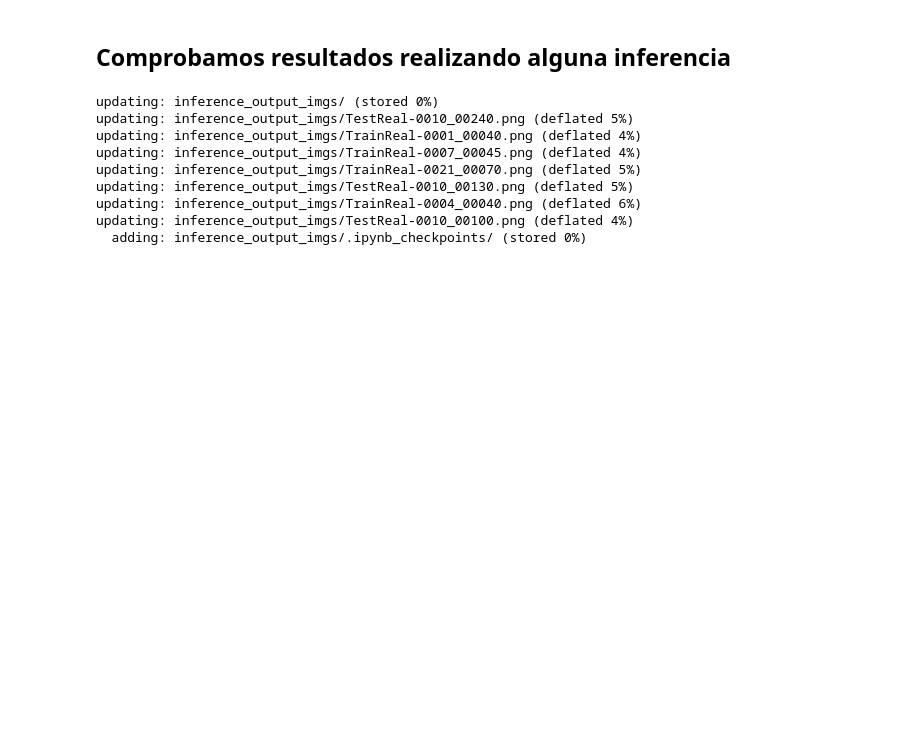
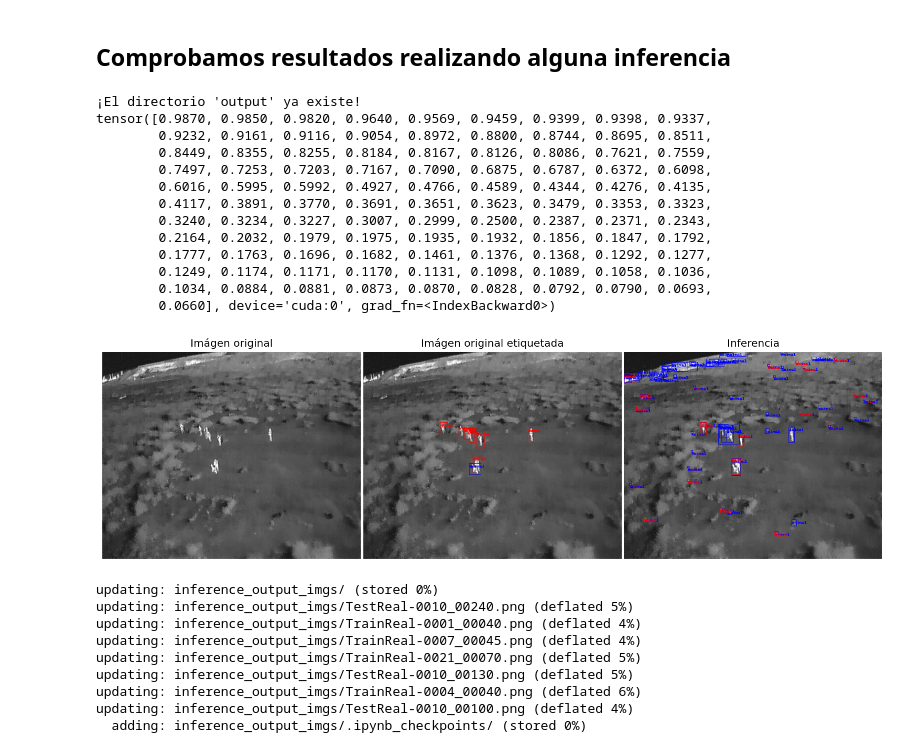
Before and after one commit to jesusBV20/UAV_IR_Surveillance, a Jupyter notebook: train_example.ipynb, the cells around one changed output. Cells and saved outputs as stored; diff of their text form; code cells hidden in the pictures; blank space fills up the shorter version.

```diff
--- a/train_example.ipynb
+++ b/train_example.ipynb
@@ -260,23 +289,20 @@ torch.save(model.state_dict(), "model_AUVIR_test.pt")
 # %% [markdown]
 ## Comprobamos resultados realizando alguna inferencia
-# %%
-OUTPUT_INFERENCE_PATH = "inference_output_imgs"
-
-try:
-  os.mkdir(OUTPUT_INFERENCE_PATH)
-  print("¡Directorio '{}' creado!".format(OUTPUT_INFERENCE_PATH))
-except:
-  os.
-  print("¡El directorio '{}' ya existe!".format(OUTPUT_INFERENCE_PATH))
 # %%
 from torchvision import transforms as T
 
+# Creamos el directorio donde vamos a guardar la salida
+createDir(OUTPUT_INFERENCE_PATH)
+
+# Transformaciones necesarias para que la entrada pueda
+# ser interpretada por el modelo
 transforms = get_transform()
 
 # Seleccionamos el vídeo y el frame
+data_path = TRAIN_REAL_DATA_PATH
 data_path = TEST_DATA_PATH
-movie_id = 10
-frame = 240
+movie_id = 15
+frame = 200
 
 dataset = BIRDSAIDataset(data_path, transforms)
 frame_init, frame_end, n_frames = dataset.getMovieBoxInfo(movie_id)
@@ -290,42 +316,64 @@ num_classes = 3
 model = get_tunned_model(num_classes)
 
 model.to(device)
-model.load_state_dict(torch.load("model_AUVIR_test.pt"))
+model.load_state_dict(torch.load(os.path.join(OUTPUT_MODEL_PATH, "model_AUVIR_simTrain.pt")))
 
 # Inferimos
 model_eval = model.eval()
 outputs = model_eval(images)
 
 # Mostramos el resultado
 FIGSIZE = [16, 9/2]
 RES = 1920 # Full HD
 
 transform_toImg = T.ToPILImage()
 img = transform_toImg(img)
 
 img_box_real = imgBoxes(img, target["boxes"], target["labels"])
-img_box = imgBoxes(img, outputs[0]["boxes"], outputs[0]["labels"])
+img_box = imgBoxes(img, outputs[0]["boxes"], outputs[0]["labels"], outputs[0]["scores"], 0.1)
+print( outputs[0]["scores"])
 
 fig = plt.figure(figsize=FIGSIZE, dpi=RES/FIGSIZE[0])
 ax1, ax2, ax3 = fig.subplots(1,3)
 plt.subplots_adjust(wspace=0.01)
 
 ax1.axis('off')
 ax2.axis("off")
 ax3.axis("off")
 
 ax1.set_title("Imágen original")
 ax2.set_title("Imágen original etiquetada")
 ax3.set_title("Inferencia")
 
 ax1.imshow(img)
 ax2.imshow(img_box_real)
 ax3.imshow(img_box)
 
-plt.savefig(os.path.join(OUTPUT_INFERENCE_PATH,
-                         "{}-{}_{}.png".format(data_path,
-                                               str(movie_id).zfill(4),
-                                               str(frame).zfill(5)) ),
+if data_path == TRAIN_REAL_DATA_PATH:
+    dataset_label = "TrainReal"
+elif data_path == TEST_DATA_PATH:
+    dataset_label = "TestReal"
+elif data_path == TRAIN_SIM_DATA_PATH:
+    dataset_label = "TrainSim"
+
+file_name = "{}-{}_{}.png".format(dataset_label, str(movie_id).zfill(4), str(frame).zfill(5))
+
+plt.savefig(os.path.join(OUTPUT_INFERENCE_PATH, file_name),
             bbox_inches='tight', pad_inches = 0)
 plt.show()
+# %% [output]
+¡El directorio 'output' ya existe!
+tensor([0.9870, 0.9850, 0.9820, 0.9640, 0.9569, 0.9459, 0.9399, 0.9398, 0.9337,
+        0.9232, 0.9161, 0.9116, 0.9054, 0.8972, 0.8800, 0.8744, 0.8695, 0.8511,
+        0.8449, 0.8355, 0.8255, 0.8184, 0.8167, 0.8126, 0.8086, 0.7621, 0.7559,
+        0.7497, 0.7253, 0.7203, 0.7167, 0.7090, 0.6875, 0.6787, 0.6372, 0.6098,
+        0.6016, 0.5995, 0.5992, 0.4927, 0.4766, 0.4589, 0.4344, 0.4276, 0.4135,
+        0.4117, 0.3891, 0.3770, 0.3691, 0.3651, 0.3623, 0.3479, 0.3353, 0.3323,
+        0.3240, 0.3234, 0.3227, 0.3007, 0.2999, 0.2500, 0.2387, 0.2371, 0.2343,
+        0.2164, 0.2032, 0.1979, 0.1975, 0.1935, 0.1932, 0.1856, 0.1847, 0.1792,
+        0.1777, 0.1763, 0.1696, 0.1682, 0.1461, 0.1376, 0.1368, 0.1292, 0.1277,
+        0.1249, 0.1174, 0.1171, 0.1170, 0.1131, 0.1098, 0.1089, 0.1058, 0.1036,
+        0.1034, 0.0884, 0.0881, 0.0873, 0.0870, 0.0828, 0.0792, 0.0790, 0.0693,
+        0.0660], device='cuda:0', grad_fn=<IndexBackward0>)
+[figure, added]
 # %%
```
Also changed, not shown: parts of 7 cells of this notebook, 1 other file.
